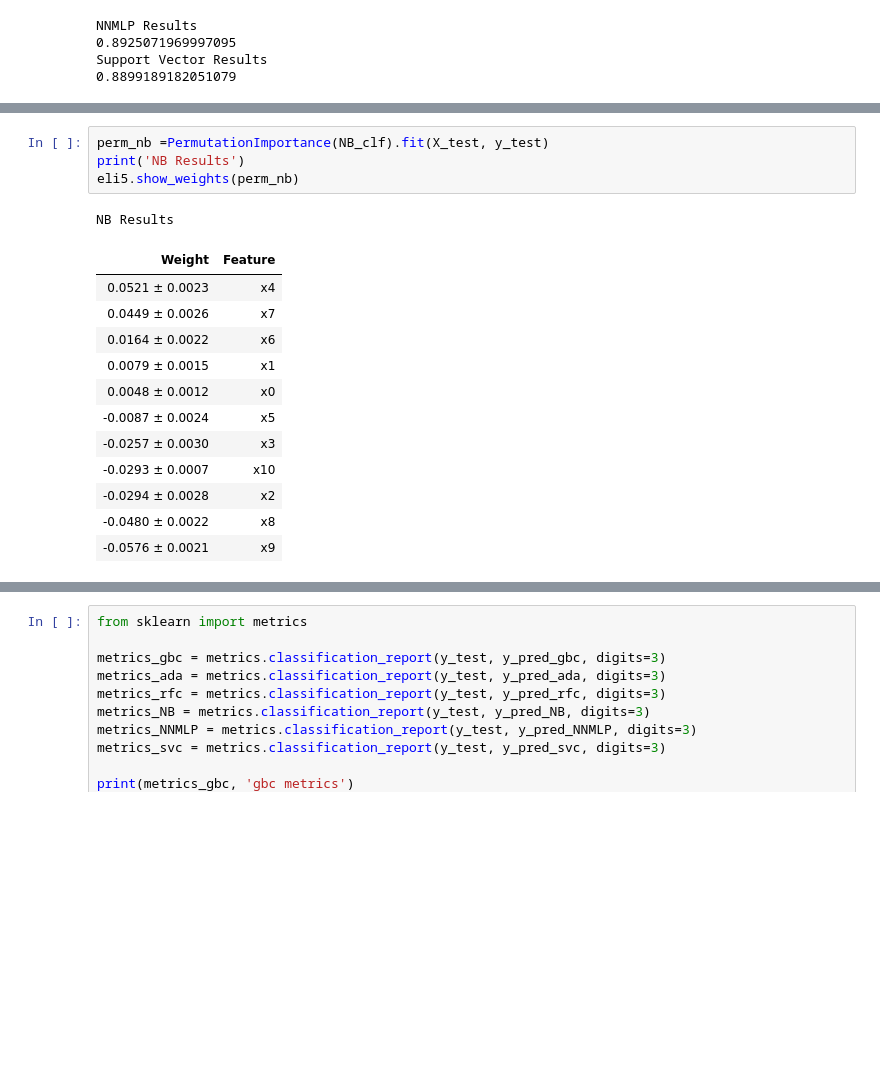
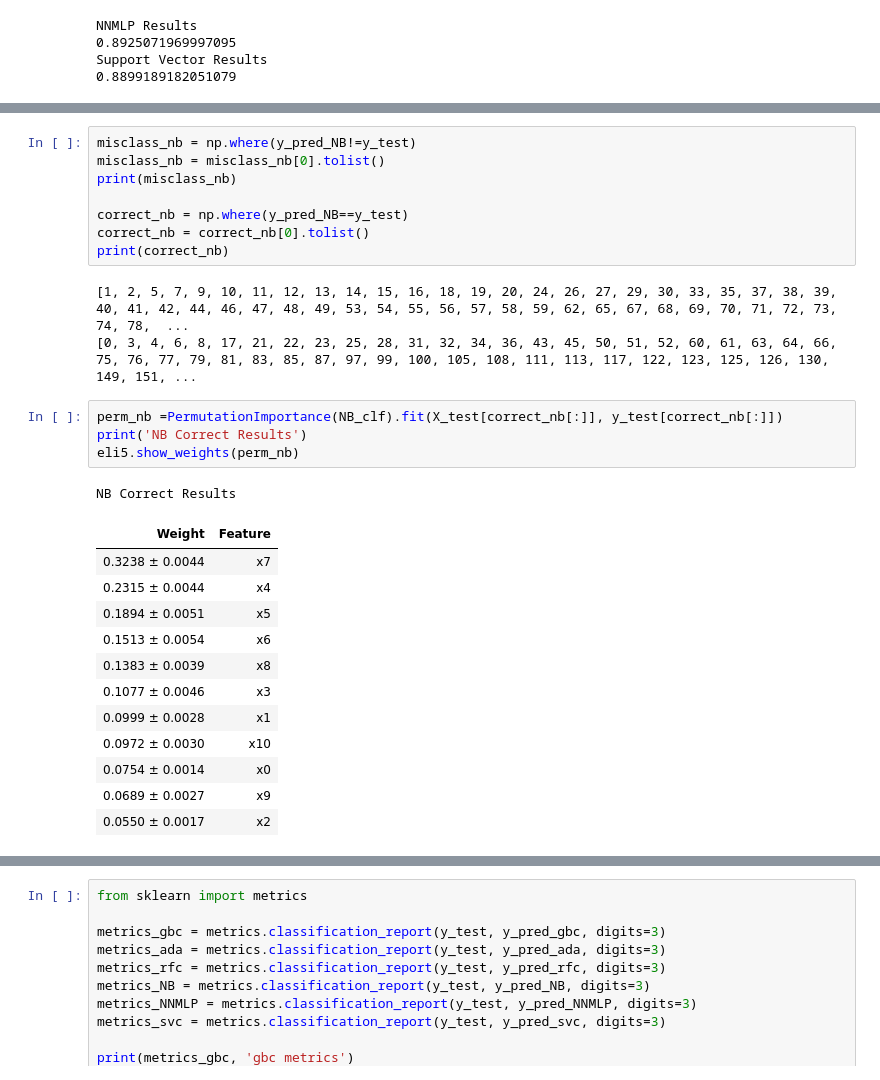
Before and after one commit to shouryaverma/cs_lvl4_project, a Jupyter notebook: code notebooks/sklearn_models.ipynb, the cells around one changed output, grey strips where cells are left out. Drawn from its saved outputs; the diff is of its cells as text; blank space fills up the shorter version.

Commit message:
one way anova and feature importance for misclass and correct class

```diff
--- a/code notebooks/sklearn_models.ipynb
+++ b/code notebooks/sklearn_models.ipynb
@@ -218,18 +305,29 @@ RFC Results
+# %%
+misclass_nb = np.where(y_pred_NB!=y_test)
+misclass_nb = misclass_nb[0].tolist()
+print(misclass_nb)
+
+correct_nb = np.where(y_pred_NB==y_test)
+correct_nb = correct_nb[0].tolist()
+print(correct_nb)
+# %% [output]
+[1, 2, 5, 7, 9, 10, 11, 12, 13, 14, 15, 16, 18, 19, 20, 24, 26, 27, 29, 30, 33, 35, 37, 38, 39, 40, 41, 42, 44, 46, 47, 48, 49, 53, 54, 55, 56, 57, 58, 59, 62, 65, 67, 68, 69, 70, 71, 72, 73, 74, 78,  ...
+[0, 3, 4, 6, 8, 17, 21, 22, 23, 25, 28, 31, 32, 34, 36, 43, 45, 50, 51, 52, 60, 61, 63, 64, 66, 75, 76, 77, 79, 81, 83, 85, 87, 97, 99, 100, 105, 108, 111, 113, 117, 122, 123, 125, 126, 130, 149, 151, ...
 # %%
-perm_nb =PermutationImportance(NB_clf).fit(X_test, y_test)
-print('NB Results')
+perm_nb =PermutationImportance(NB_clf).fit(X_test[correct_nb[:]], y_test[correct_nb[:]])
+print('NB Correct Results')
 eli5.show_weights(perm_nb)
 # %% [output]
-NB Results
+NB Correct Results
 | Weight | Feature |
-| 0.0521 ± 0.0023 | x4 |
-| 0.0449 ± 0.0026 | x7 |
-| 0.0164 ± 0.0022 | x6 |
-| 0.0079 ± 0.0015 | x1 |
-| 0.0048 ± 0.0012 | x0 |
-| -0.0087 ± 0.0024 | x5 |
-| -0.0257 ± 0.0030 | x3 |
-| -0.0293 ± 0.0007 | x10 |
-| -0.0294 ± 0.0028 | x2 |
-| -0.0480 ± 0.0022 | x8 |
-| -0.0576 ± 0.0021 | x9 |
+| 0.3238 ± 0.0044 | x7 |
+| 0.2315 ± 0.0044 | x4 |
+| 0.1894 ± 0.0051 | x5 |
+| 0.1513 ± 0.0054 | x6 |
+| 0.1383 ± 0.0039 | x8 |
+| 0.1077 ± 0.0046 | x3 |
+| 0.0999 ± 0.0028 | x1 |
+| 0.0972 ± 0.0030 | x10 |
+| 0.0754 ± 0.0014 | x0 |
+| 0.0689 ± 0.0027 | x9 |
+| 0.0550 ± 0.0017 | x2 |
```
Also changed, not shown: parts of 18 cells of this notebook, 2 other files.
